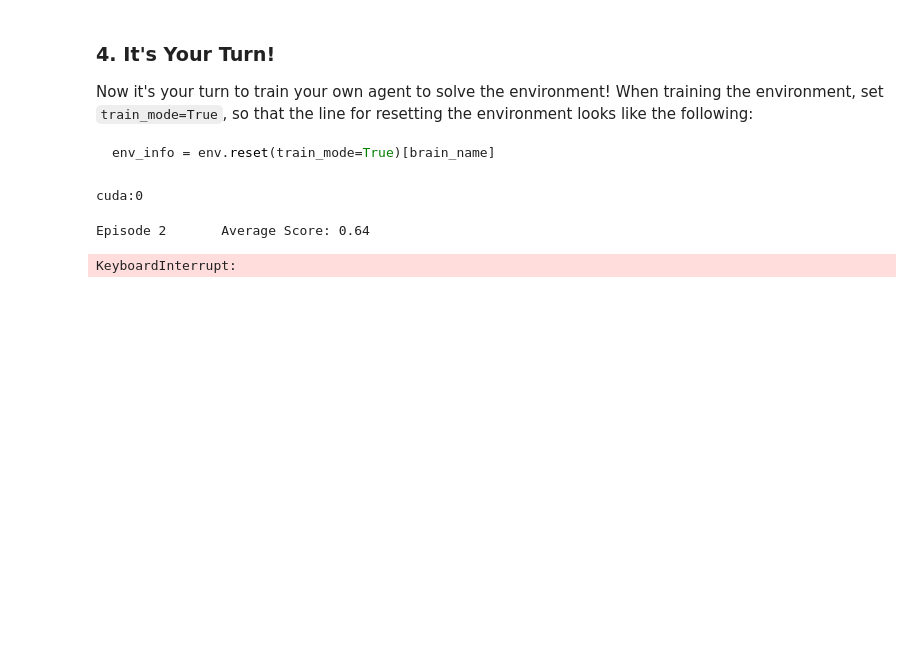
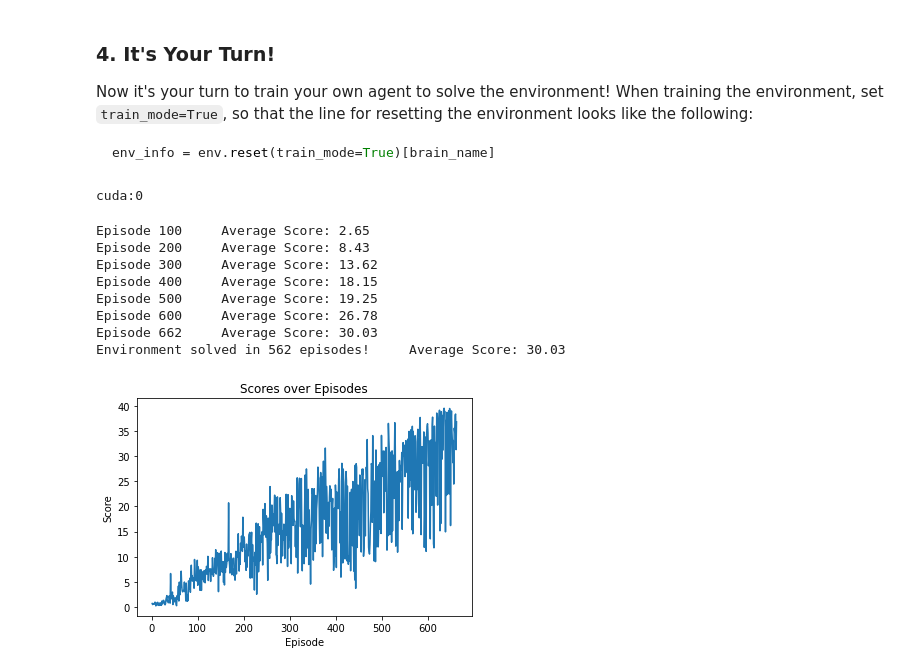
Before and after one commit to akocabas/deep-reinforcement-learning, a Jupyter notebook: p2_continuous-control/Continuous_Control.ipynb, the cells around one changed output. Drawn from its saved outputs; the diff is of its cells as text; code cells hidden in the pictures; blank space fills up the shorter version.

Commit message:
plot code

```diff
--- a/p2_continuous-control/Continuous_Control.ipynb
+++ b/p2_continuous-control/Continuous_Control.ipynb
@@ -300,37 +301,52 @@ class OUNoise:
 # Initialize the agent
 agent = DDPGAgent(state_size=state_size, action_size=action_size, random_seed=0)
 # %%
-
 n_episodes = 2000
-max_t = 2000
+max_t = 1000
 scores_deque = deque(maxlen=100)
 scores = []
+
 for i_episode in range(1, n_episodes+1):
     env_info = env.reset(train_mode=True)[brain_name]
     state = env_info.vector_observations[0]
     agent.reset()
     score = 0
     for t in range(max_t):
         action = agent.act(state)
         env_info = env.step(action)[brain_name]
         next_state = env_info.vector_observations[0]
         reward = env_info.rewards[0]
         done = env_info.local_done[0]
         agent.step(state, action, reward, next_state, done)
         state = next_state
         score += reward
         if done:
             break
     scores_deque.append(score)
     scores.append(score)
     print('\rEpisode {}\tAverage Score: {:.2f}'.format(i_episode, np.mean(scores_deque)), end="")
     if i_episode % 100 == 0:
         print('\rEpisode {}\tAverage Score: {:.2f}'.format(i_episode, np.mean(scores_deque)))
-    if np.mean(scores_deque) >= 60.0:
+    if np.mean(scores_deque) >= 30.0:
         print('\nEnvironment solved in {:d} episodes!\tAverage Score: {:.2f}'.format(i_episode-100, np.mean(scores_deque)))
         torch.save(agent.actor_local.state_dict(), 'checkpoint_actor.pth')
         torch.save(agent.critic_local.state_dict(), 'checkpoint_critic.pth')
         break
+
+# Plot the scores
+plt.figure()
+plt.plot(np.arange(1, len(scores)+1), scores)
+plt.xlabel('Episode')
+plt.ylabel('Score')
+plt.title('Scores over Episodes')
+plt.show()
 # %% [output]
-Episode 2       Average Score: 0.64
+Episode 100     Average Score: 2.65
+Episode 200     Average Score: 8.43
+Episode 300     Average Score: 13.62
+Episode 400     Average Score: 18.15
+Episode 500     Average Score: 19.25
+Episode 600     Average Score: 26.78
+Episode 662     Average Score: 30.03
+Environment solved in 562 episodes!     Average Score: 30.03
-KeyboardInterrupt:
+[figure, added]
```
Also changed, not shown: parts of 2 cells of this notebook.
